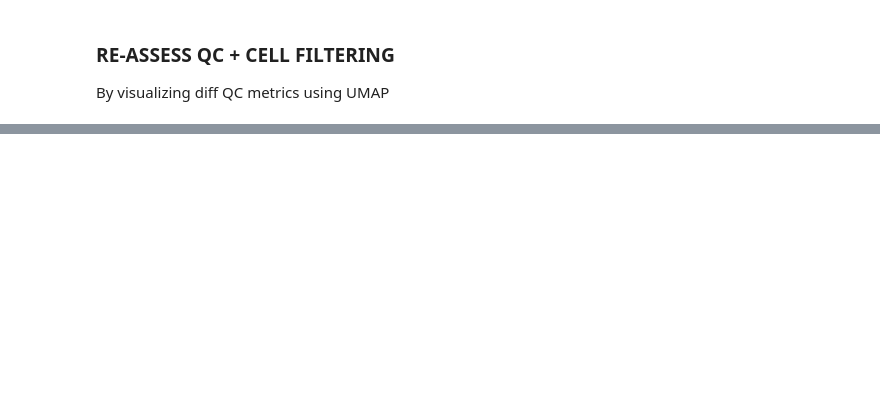
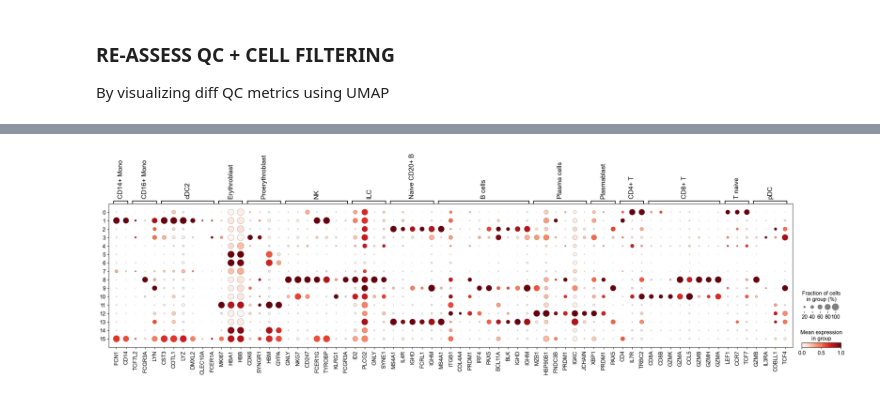
Before and after one commit to adamcatching/multiome-pipeline, a Jupyter notebook: src/TUTORIAL/TUTORIAL-scanpy.ipynb, the cells around one changed output, grey strips where cells are left out. Saved outputs shown, nothing was run; the diff lists cells and outputs as text; code cells hidden in the pictures; blank space fills up the shorter version.

```diff
--- a/src/TUTORIAL/TUTORIAL-scanpy.ipynb
+++ b/src/TUTORIAL/TUTORIAL-scanpy.ipynb
@@ -260,0 +346,18 @@ sc.pl.umap(
+# %%
+adata.obs['cell_type_lvl1'] = adata.obs['leiden_res_0.02'].map(
+    {
+        '0': 'Lymphoctyes',
+        '1': 'Monocytes',
+        '2': 'Erythroid',
+        '3': 'B Cells',
+    }
+)
+# %%
+sc.pl.dotplot(
+    adata,
+    marker_genes,
+    groupby = 'leiden_res_0.50',
+    standard_scale = 'var'
+)
+# %% [output]
+[figure, added]
```
Also changed, not shown: parts of 22 cells of this notebook.
